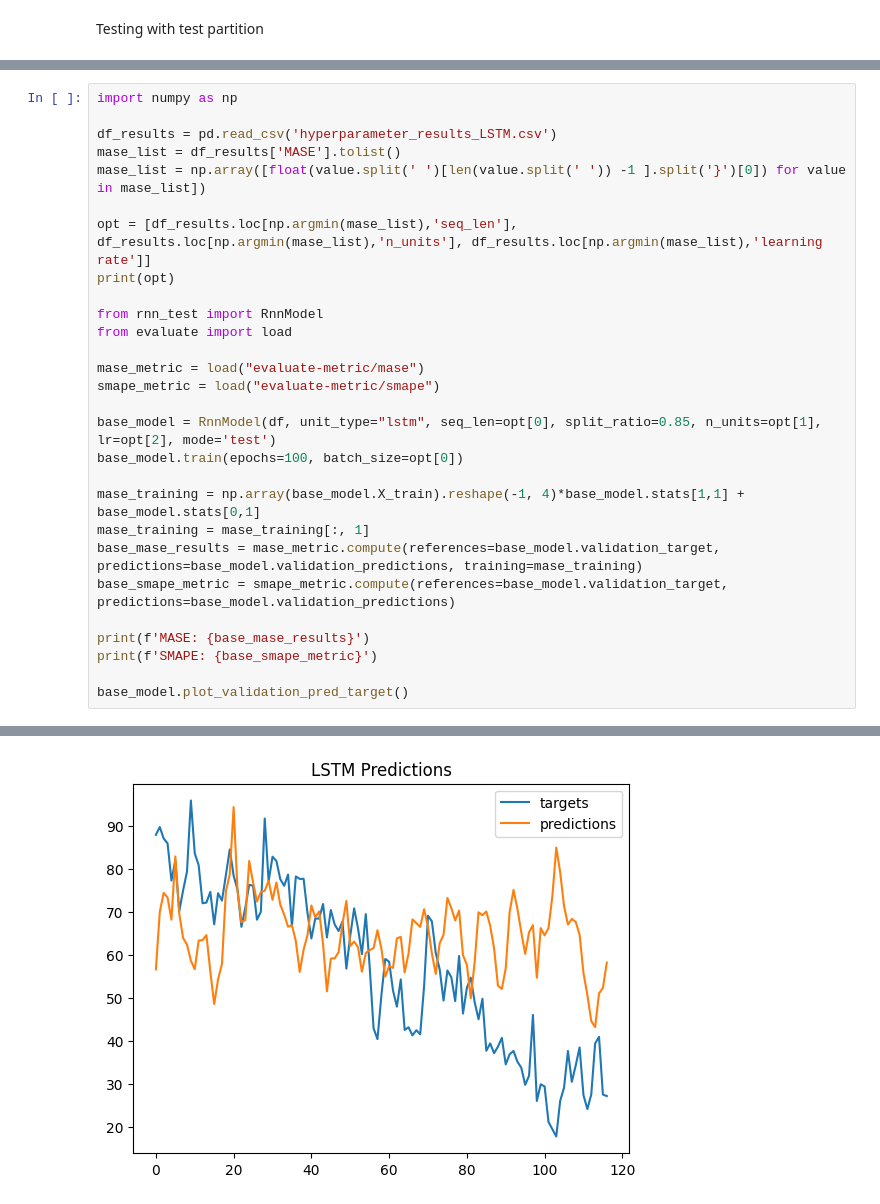
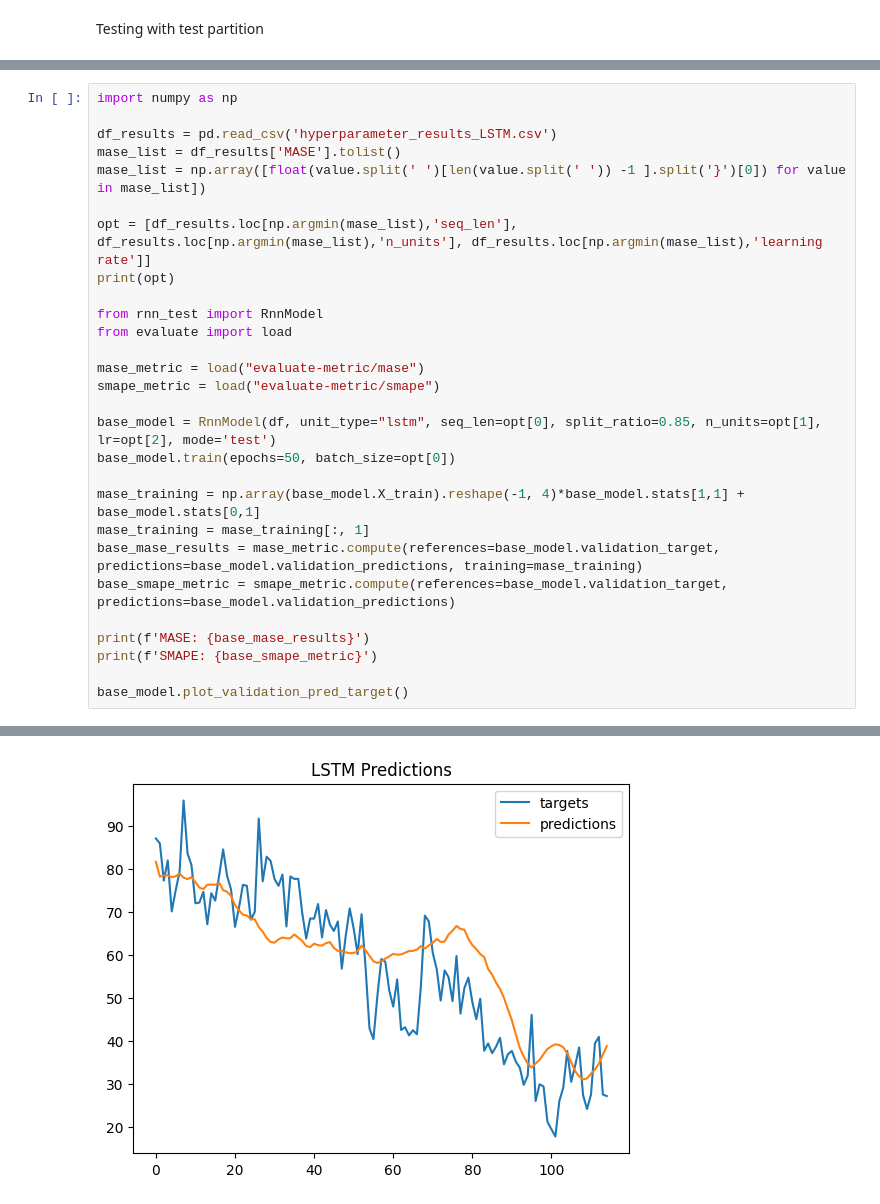
Before and after one commit to borek963/ADAML_climate_A2, a Jupyter notebook: univariate output/hyperparameters.ipynb, the cells around one changed output, grey strips where cells are left out. Drawn from its saved outputs; the diff is of its cells as text.

```diff
--- a/univariate output/hyperparameters.ipynb
+++ b/univariate output/hyperparameters.ipynb
@@ -165,7 +165,7 @@ mase_metric = load("evaluate-metric/mase")
 smape_metric = load("evaluate-metric/smape")
 
 base_model = RnnModel(df, unit_type="lstm", seq_len=opt[0], split_ratio=0.85, n_units=opt[1], lr=opt[2], mode='test')
-base_model.train(epochs=100, batch_size=opt[0])
+base_model.train(epochs=50, batch_size=opt[0])
 
 mase_training = np.array(base_model.X_train).reshape(-1, 4)*base_model.stats[1,1] + base_model.stats[0,1]
 mase_training = mase_training[:, 1]
@@ -197 +197 @@ SMAPE: {'smape': 0.3019266543625495}
-[figure, old version]
+[figure, new version]
```
Also changed, not shown: parts of 5 cells of this notebook, 4 other files.
